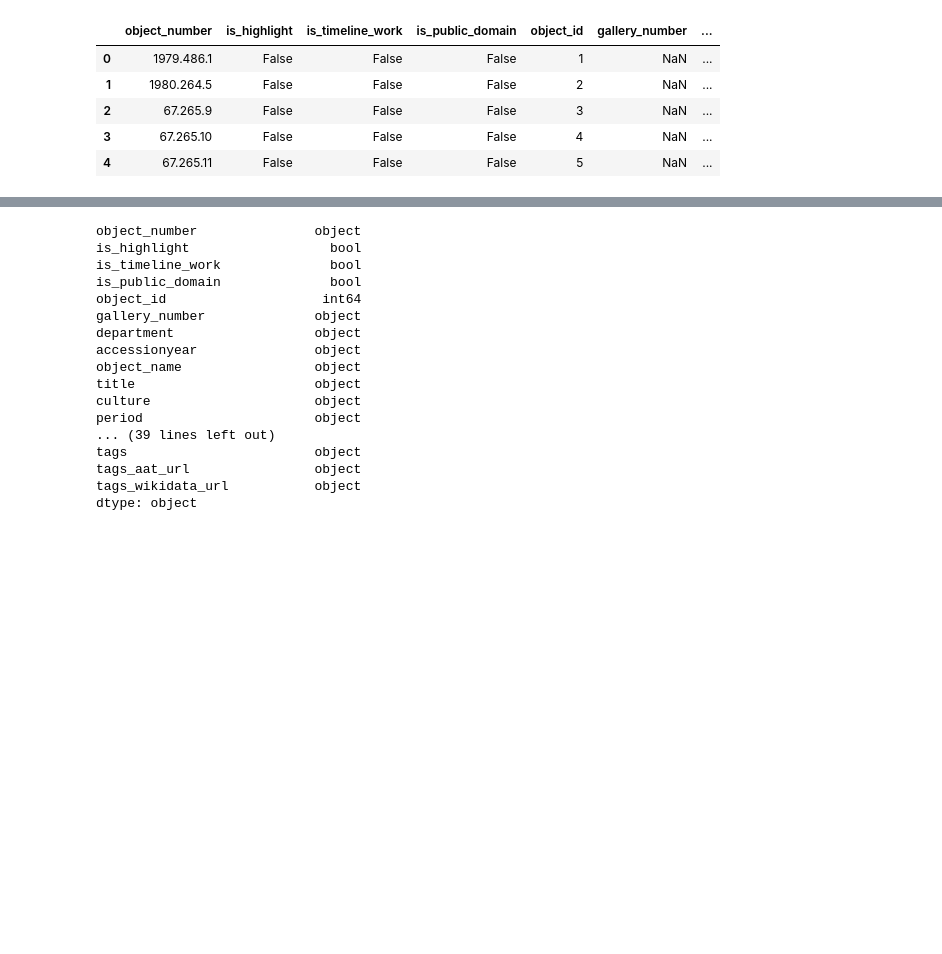
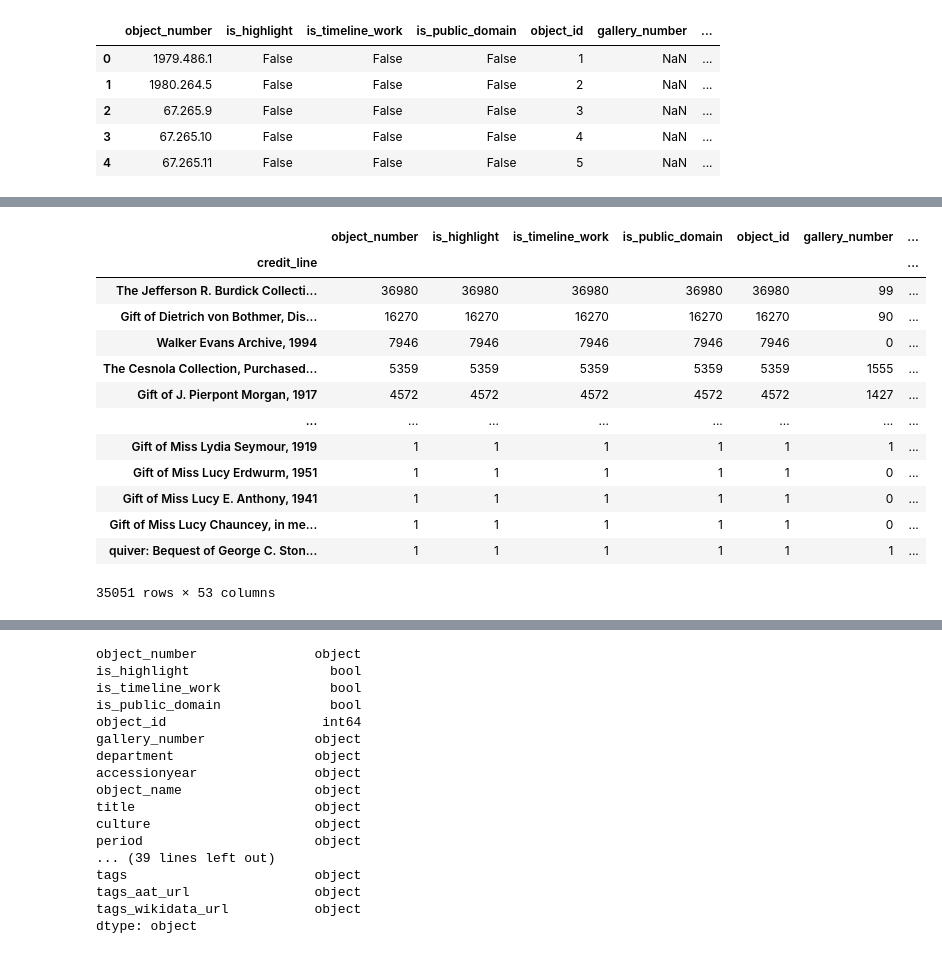
Before and after one commit to freeebooksdotcom/met_opendata, a Jupyter notebook: data_cleaning_initial_eda.ipynb, the cells around one changed output, grey strips where cells are left out. Drawn from its saved outputs; the diff is of its cells as text; code cells hidden in the pictures; blank space fills up the shorter version.

```diff
--- a/data_cleaning_initial_eda.ipynb
+++ b/data_cleaning_initial_eda.ipynb
@@ -82,0 +101,17 @@ df.groupby(df.department).count()
+# %%
+df.groupby(df.credit_line).count().sort_values(by='object_number', ascending=False)
+# %% [output]
+|  | object_number | is_highlight | is_timeline_work | is_public_domain | object_id | gallery_number | ... |
+| credit_line |  |  |  |  |  |  | ... |
+| The Jefferson R. Burdick Collecti... | 36980 | 36980 | 36980 | 36980 | 36980 | 99 | ... |
+| Gift of Dietrich von Bothmer, Dis... | 16270 | 16270 | 16270 | 16270 | 16270 | 90 | ... |
+| Walker Evans Archive, 1994 | 7946 | 7946 | 7946 | 7946 | 7946 | 0 | ... |
+| The Cesnola Collection, Purchased... | 5359 | 5359 | 5359 | 5359 | 5359 | 1555 | ... |
+| Gift of J. Pierpont Morgan, 1917 | 4572 | 4572 | 4572 | 4572 | 4572 | 1427 | ... |
+| ... | ... | ... | ... | ... | ... | ... | ... |
+| Gift of Miss Lydia Seymour, 1919 | 1 | 1 | 1 | 1 | 1 | 1 | ... |
+| Gift of Miss Lucy Erdwurm, 1951 | 1 | 1 | 1 | 1 | 1 | 0 | ... |
+| Gift of Miss Lucy E. Anthony, 1941 | 1 | 1 | 1 | 1 | 1 | 0 | ... |
+| Gift of Miss Lucy Chauncey, in me... | 1 | 1 | 1 | 1 | 1 | 0 | ... |
+| quiver: Bequest of George C. Ston... | 1 | 1 | 1 | 1 | 1 | 1 | ... |
+35051 rows × 53 columns
```
Also changed, not shown: parts of 5 cells of this notebook.
